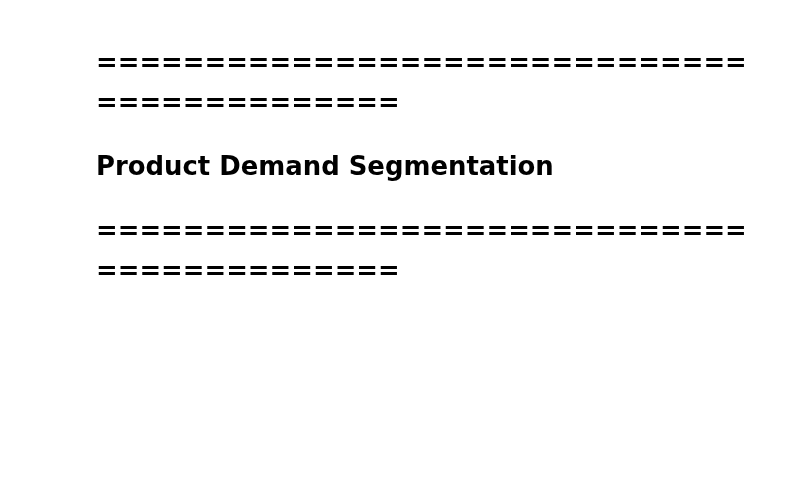
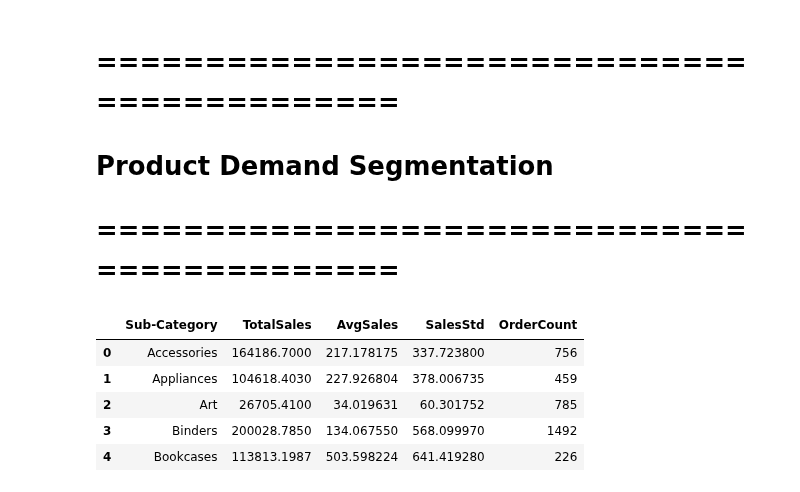
Before and after one commit to BalajiChowdary09/SaleForecasting, a Jupyter notebook: analysis.ipynb, the cells around one changed output. Saved outputs shown, nothing was run; the diff lists cells and outputs as text; code cells hidden in the pictures; blank space fills up the shorter version.

Commit message:
Completed Week 3 & Week 4 Sales Forecasting Project

```diff
--- a/analysis.ipynb
+++ b/analysis.ipynb
@@ -1002,16 +1002,22 @@ Business Observations
 # ============================================
 # %%
 product_data = df.groupby("Sub-Category").agg(
-    TotalSales=("Sales","sum"),
-    AvgSales=("Sales","mean"),
-    SalesStd=("Sales","std"),
-    AvgProfit=("Profit","mean"),
-    TotalQuantity=("Quantity","sum")
+    TotalSales=("Sales", "sum"),
+    AvgSales=("Sales", "mean"),
+    SalesStd=("Sales", "std"),
+    OrderCount=("Sales", "count")
 ).reset_index()
 
 product_data.fillna(0, inplace=True)
 
 product_data.head()
+# %% [output]
+|  | Sub-Category | TotalSales | AvgSales | SalesStd | OrderCount |
+| 0 | Accessories | 164186.7000 | 217.178175 | 337.723800 | 756 |
+| 1 | Appliances | 104618.4030 | 227.926804 | 378.006735 | 459 |
+| 2 | Art | 26705.4100 | 34.019631 | 60.301752 | 785 |
+| 3 | Binders | 200028.7850 | 134.067550 | 568.099970 | 1492 |
+| 4 | Bookcases | 113813.1987 | 503.598224 | 641.419280 | 226 |
 # %%
 from sklearn.preprocessing import StandardScaler
 
```
Also changed, not shown: parts of 7 cells of this notebook, 4 other files.
